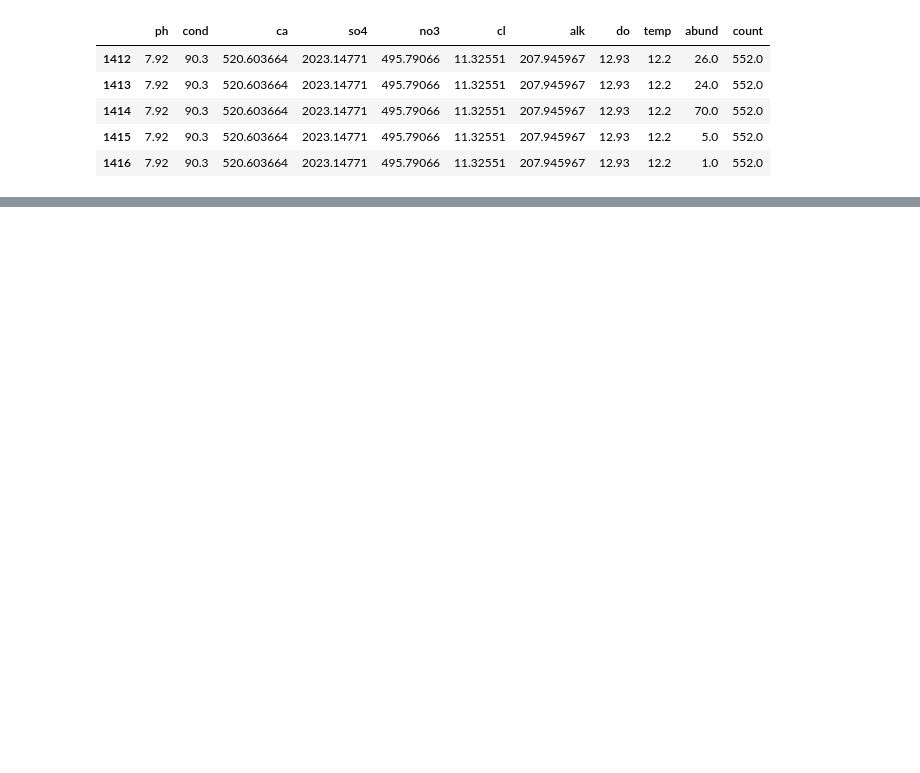
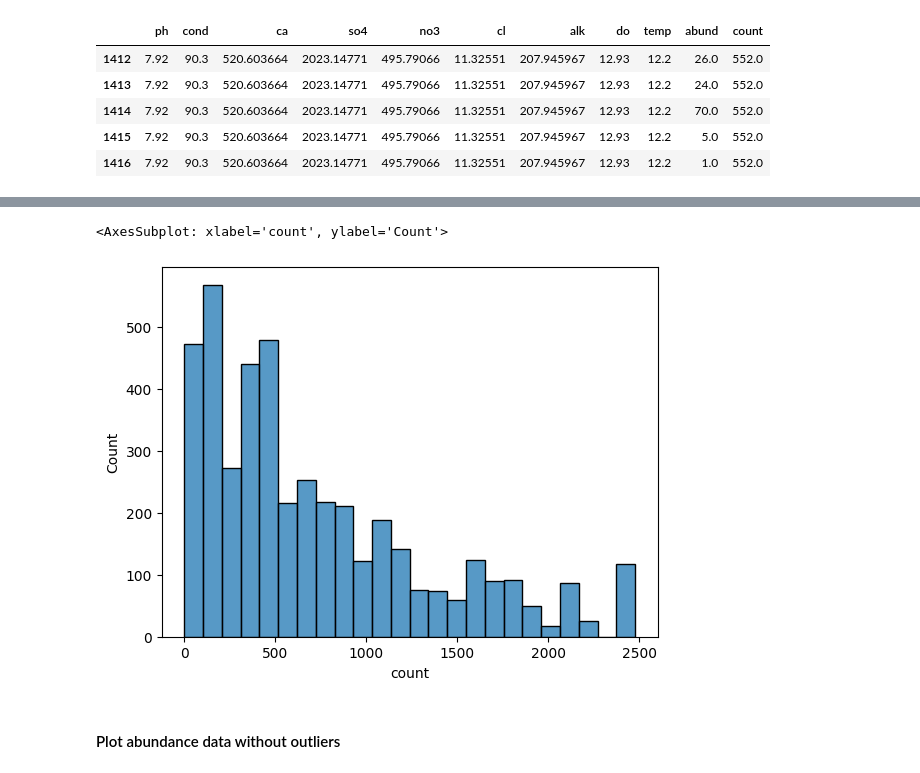
Before and after one commit to ruihan1228/DS, a Jupyter notebook: CapstoneOne/Part_1.ipynb, the cells around one changed output, grey strips where cells are left out. Cells and saved outputs as stored; diff of their text form; code cells hidden in the pictures; blank space fills up the shorter version.

```diff
--- a/CapstoneOne/Part_1.ipynb
+++ b/CapstoneOne/Part_1.ipynb
@@ -67,0 +104,7 @@ f.describe()
+# %%
+sns.histplot(x=fc['count'])
+# %% [output]
+<AxesSubplot: xlabel='count', ylabel='Count'>
+[figure, added]
+# %% [markdown]
+#### Plot abundance data without outliers
```
Also changed, not shown: parts of 18 cells of this notebook.
